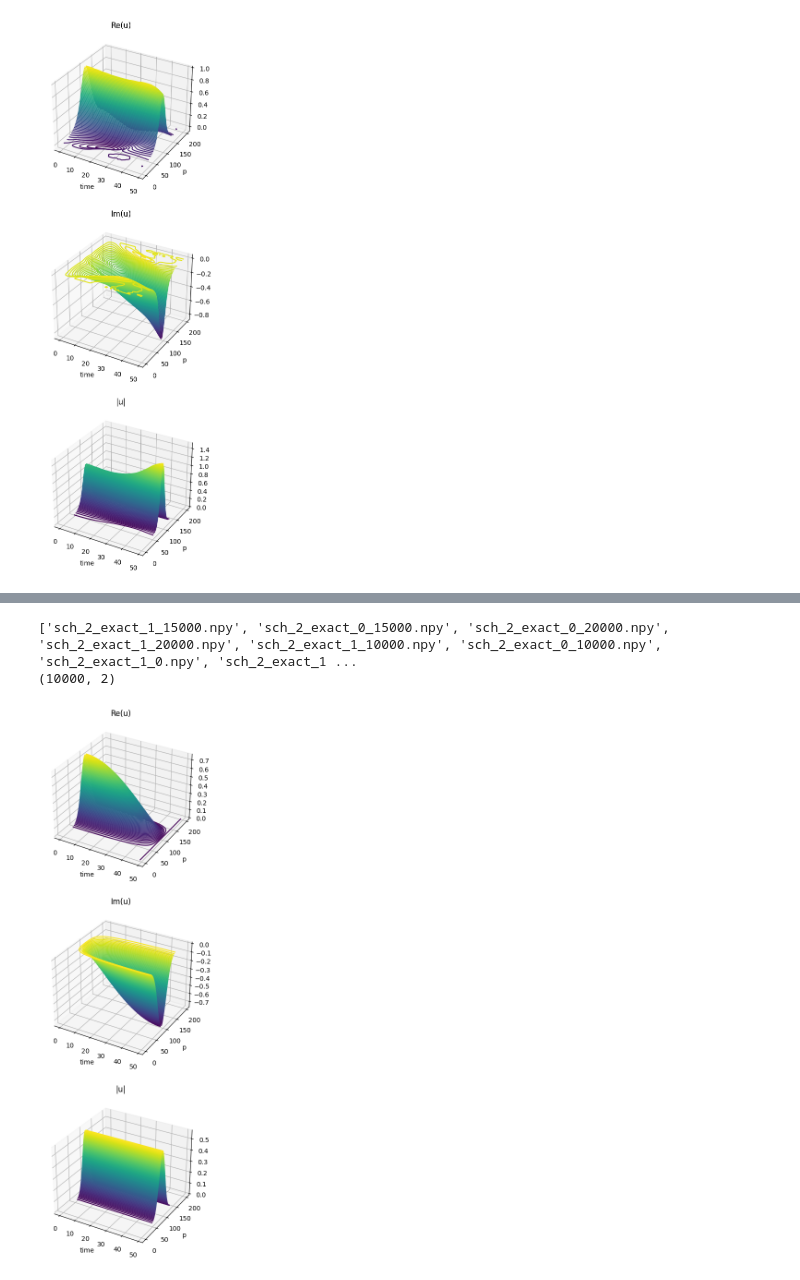
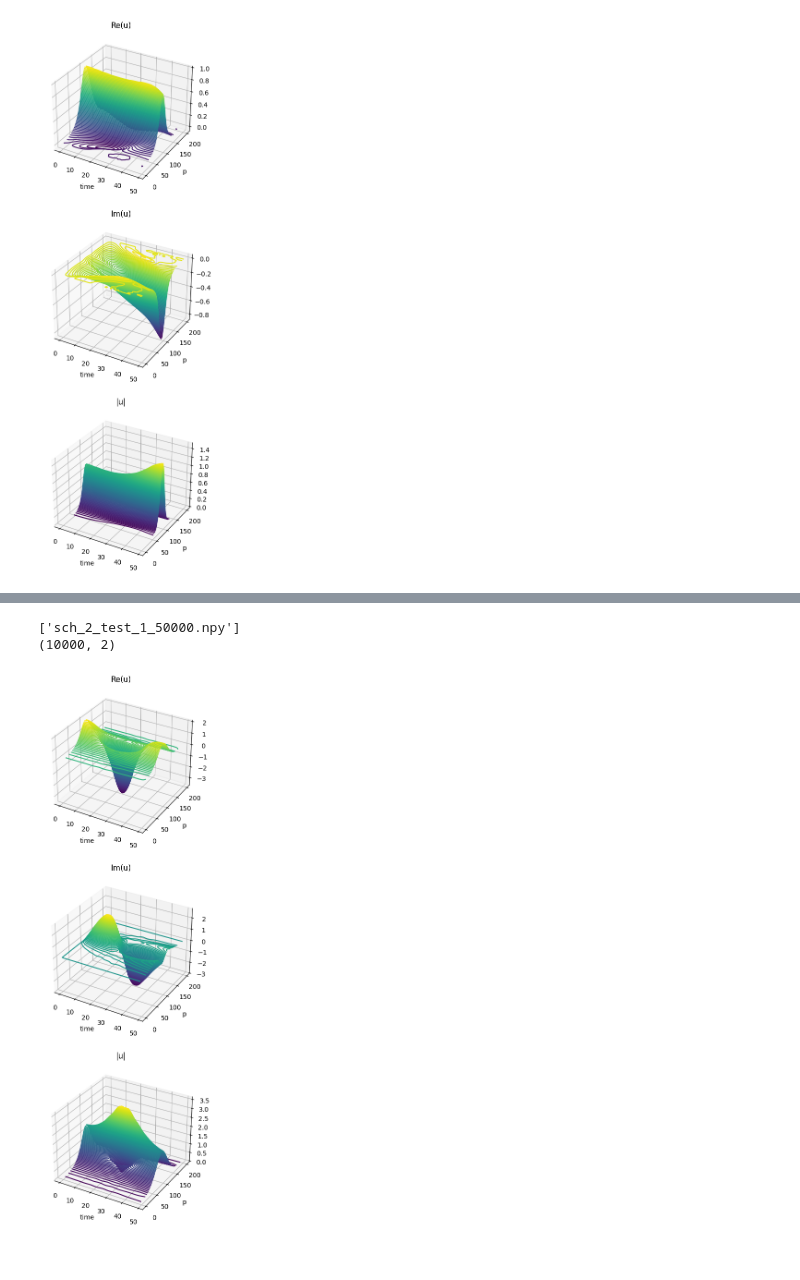
Before and after one commit to sallsdagrate/FBPINNs, a Jupyter notebook: examples/results/observing_schrodinger.ipynb, the cells around one changed output, grey strips where cells are left out. Cells and saved outputs as stored; diff of their text form; code cells hidden in the pictures.

```diff
--- a/examples/results/observing_schrodinger.ipynb
+++ b/examples/results/observing_schrodinger.ipynb
@@ -30,7 +26,7 @@ def plot_sch(data_list):
         ax[d].set_xlabel('time')
         ax[d].set_ylabel('p')
         ax[d].set_title(titles[d])
-    ax[-1].contour3D(X, Y, np.sum(data_**2, axis=0), 100, cmap='viridis')  # 50 contour levels
+    ax[-1].contour3D(X, Y, np.sqrt(np.sum(data_**2, axis=0)), 100, cmap='viridis')  # 50 contour levels
     ax[-1].set_xlabel('time')
     ax[-1].set_ylabel('p')
     ax[-1].set_title(titles[2])
@@ -64,11 +58,11 @@ plot_sch(arr.transpose(2, 0, 1))
 # %%
-d1 = list(filter(lambda x: 'sch_2' in x, os.listdir('saved_arrays')))
+d1 = list(filter(lambda x: 'sch_2_test_1_50000' in x, os.listdir('saved_arrays')))
 print(d1)
 arr = np.load(os.path.join('saved_arrays', d1[0]))
 print(arr.shape)
 arr = arr.reshape(200, 50, -1)
 plot_sch(arr.transpose(2, 0, 1))
 # %% [output]
-['sch_2_exact_1_15000.npy', 'sch_2_exact_0_15000.npy', 'sch_2_exact_0_20000.npy', 'sch_2_exact_1_20000.npy', 'sch_2_exact_1_10000.npy', 'sch_2_exact_0_10000.npy', 'sch_2_exact_1_0.npy', 'sch_2_exact_1 ...
+['sch_2_test_1_50000.npy']
 (10000, 2)
-[figure, old version]
+[figure, new version]
```
Also changed, not shown: parts of 4 cells of this notebook, 2 other files.
